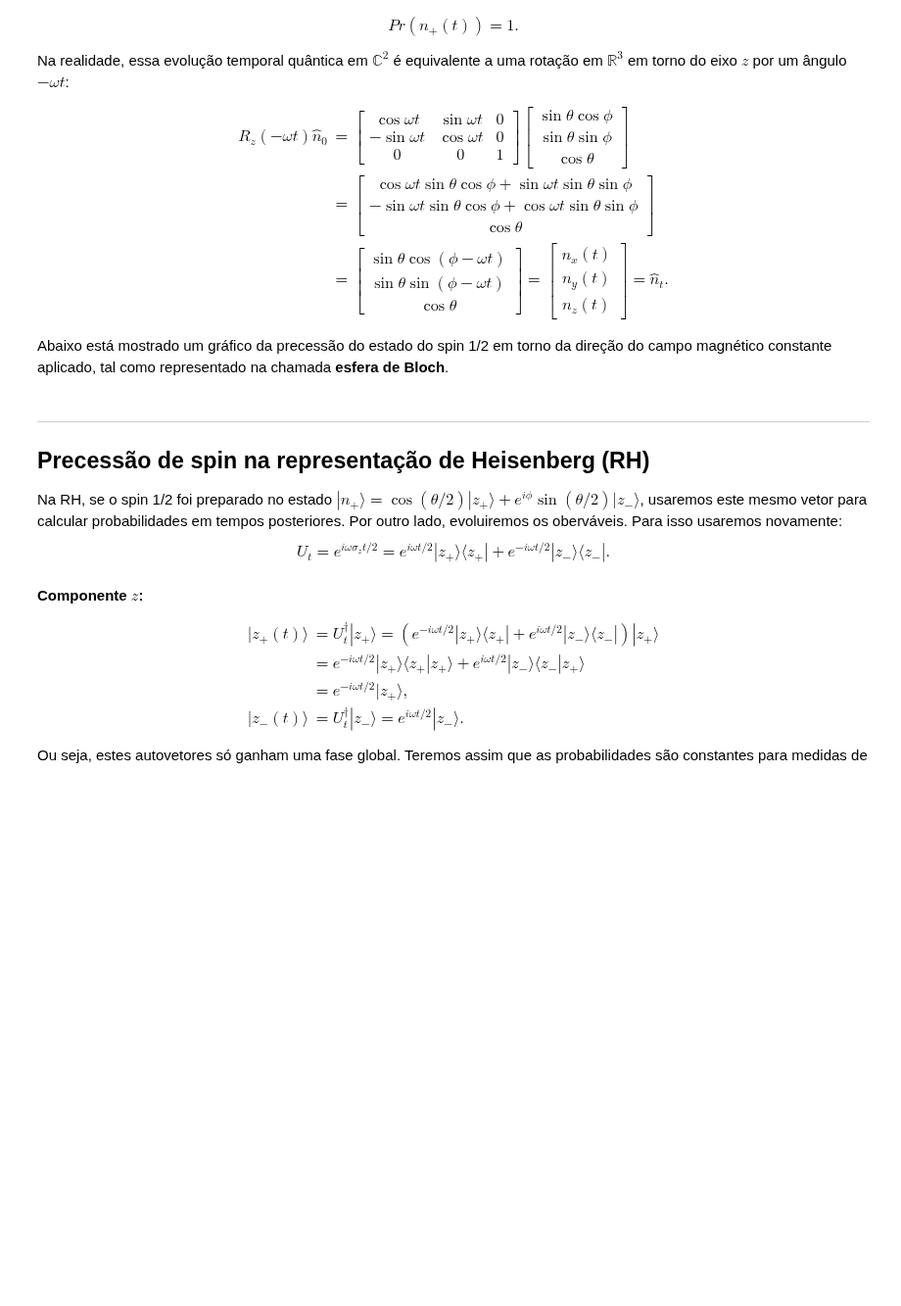
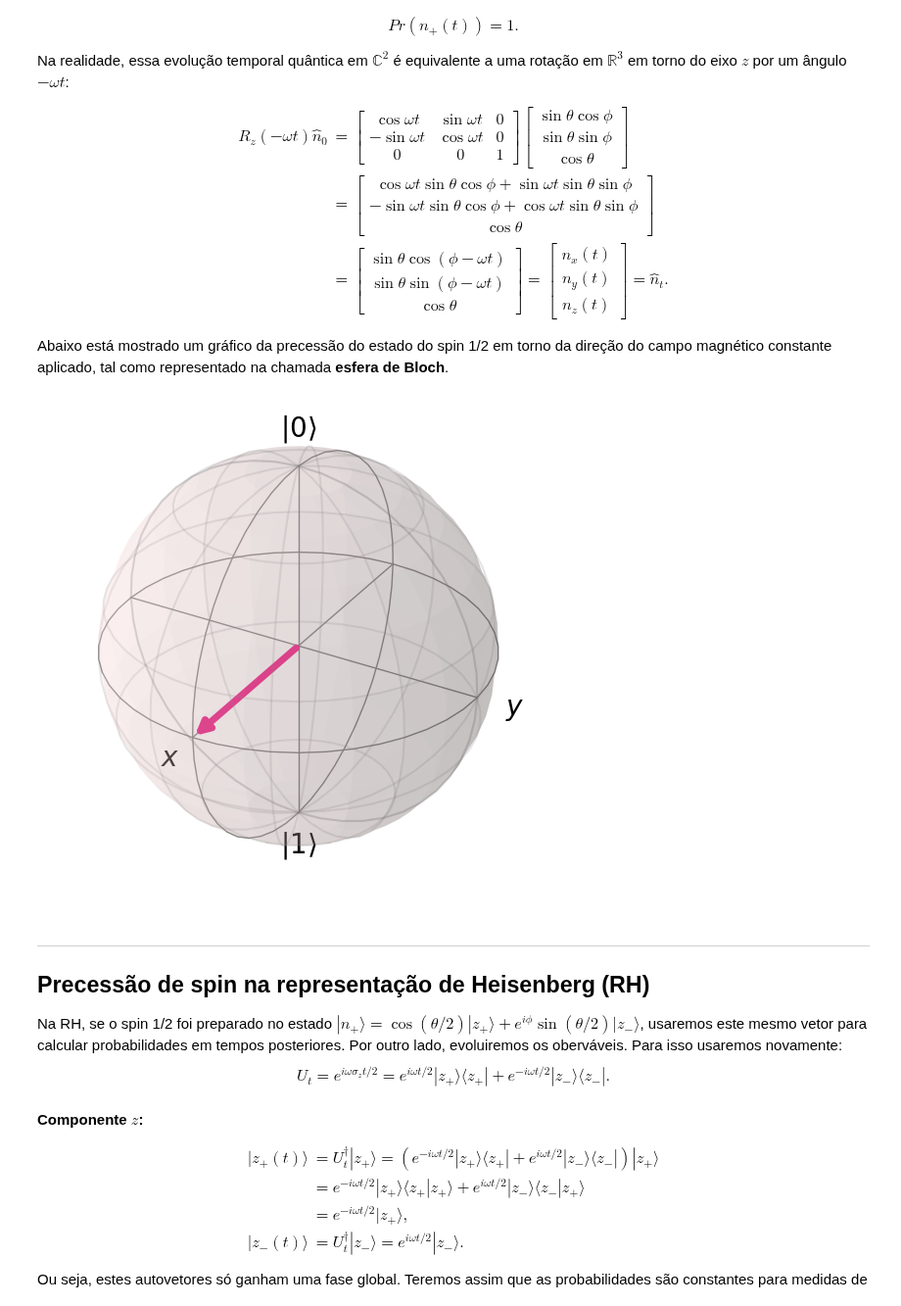
Before and after one commit to jonasmaziero/mecanica_quantica, a Jupyter notebook: 04_precessao_de_spin.ipynb, the cells around one changed output. Shown at 98% size. Saved outputs shown, nothing was run; the diff lists cells and outputs as text; code cells hidden in the pictures; blank space fills up the shorter version.

```diff
--- a/04_precessao_de_spin.ipynb
+++ b/04_precessao_de_spin.ipynb
@@ -397,3 +357,8 @@ def bloch_sphere(th,ph):
+# %%
+from qiskit.visualization import plot_bloch_vector
+plot_bloch_vector([1, math.pi/2, 0], coord_type='spherical')
+# %% [output]
+[figure, added]
 # %% [markdown]
 ---
 ## Precessão de spin na representação de Heisenberg (RH)
```
Also changed, not shown: parts of 7 cells of this notebook.
